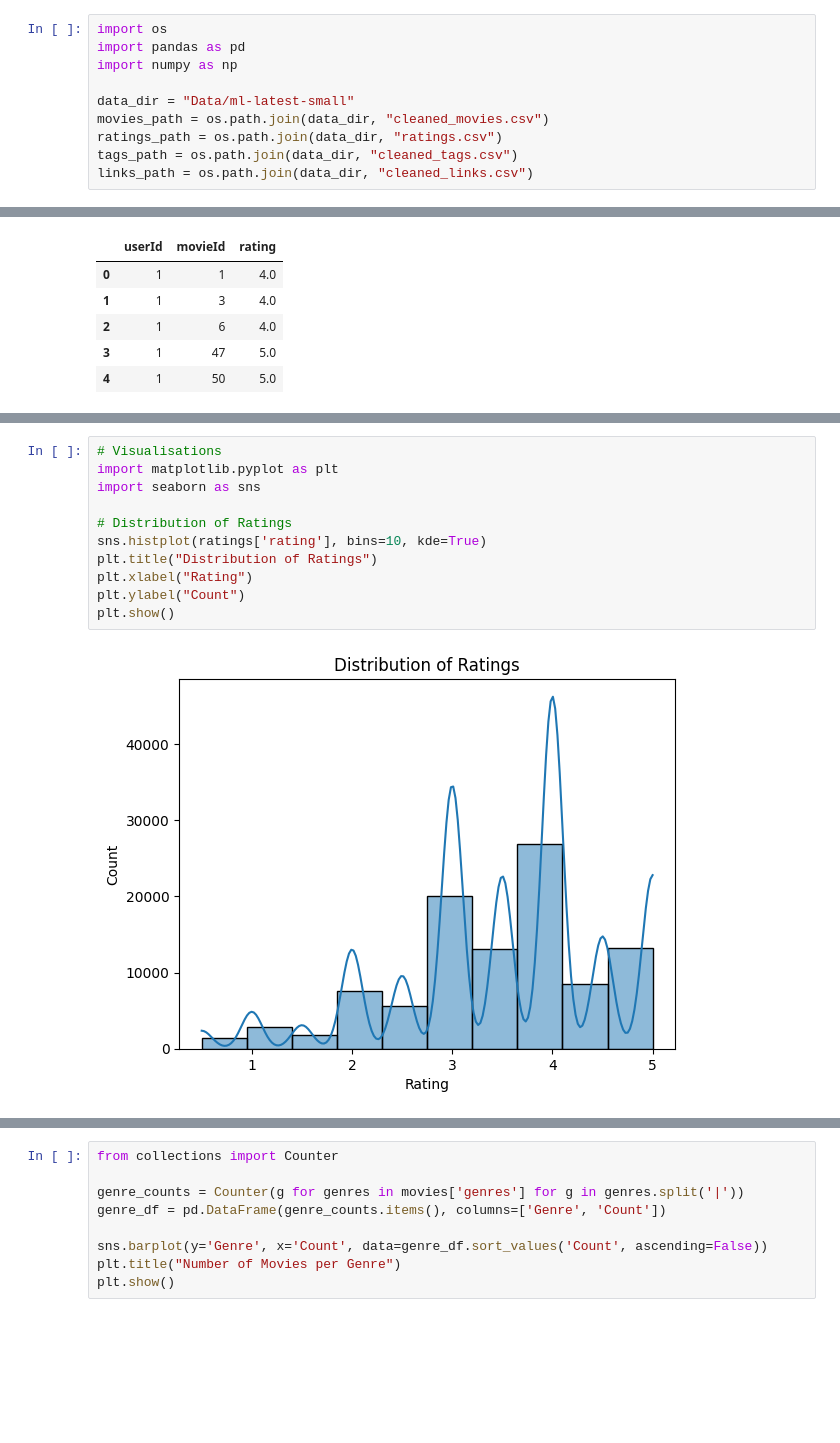
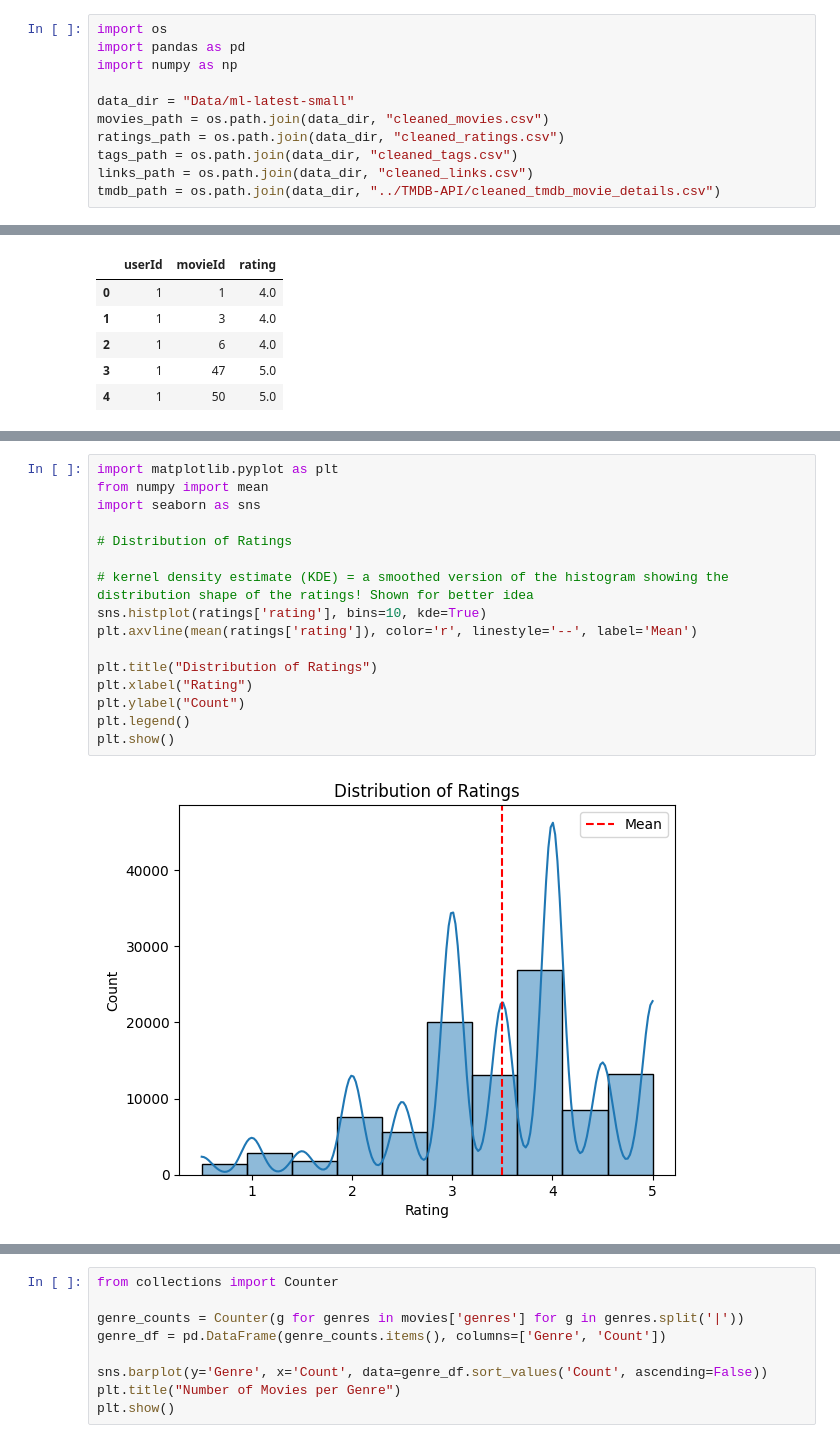
Before and after one commit to maxstalzer/CompToolsProject, a Jupyter notebook: main.ipynb, the cells around one changed output, grey strips where cells are left out. Drawn from its saved outputs; the diff is of its cells as text; blank space fills up the shorter version.

```diff
--- a/main.ipynb
+++ b/main.ipynb
@@ -25,7 +22,8 @@ import numpy as np
 
 data_dir = "Data/ml-latest-small"
 movies_path = os.path.join(data_dir, "cleaned_movies.csv")
-ratings_path = os.path.join(data_dir, "ratings.csv")
+ratings_path = os.path.join(data_dir, "cleaned_ratings.csv")
 tags_path = os.path.join(data_dir, "cleaned_tags.csv")
 links_path = os.path.join(data_dir, "cleaned_links.csv")
+tmdb_path = os.path.join(data_dir, "../TMDB-API/cleaned_tmdb_movie_details.csv")
 # %% [markdown]
@@ -107,13 +124,18 @@ Tags DataFrame:
 # %%
-# Visualisations
 import matplotlib.pyplot as plt
+from numpy import mean
 import seaborn as sns
 
 # Distribution of Ratings
+
+# kernel density estimate (KDE) = a smoothed version of the histogram showing the distribution shape of the ratings! Shown for better idea
 sns.histplot(ratings['rating'], bins=10, kde=True)
+plt.axvline(mean(ratings['rating']), color='r', linestyle='--', label='Mean')
+
 plt.title("Distribution of Ratings")
 plt.xlabel("Rating")
 plt.ylabel("Count")
+plt.legend()
 plt.show()
 # %% [output]
-[figure, old version]
+[figure, new version]
```
Also changed, not shown: parts of 58 cells of this notebook, 8 other files.
